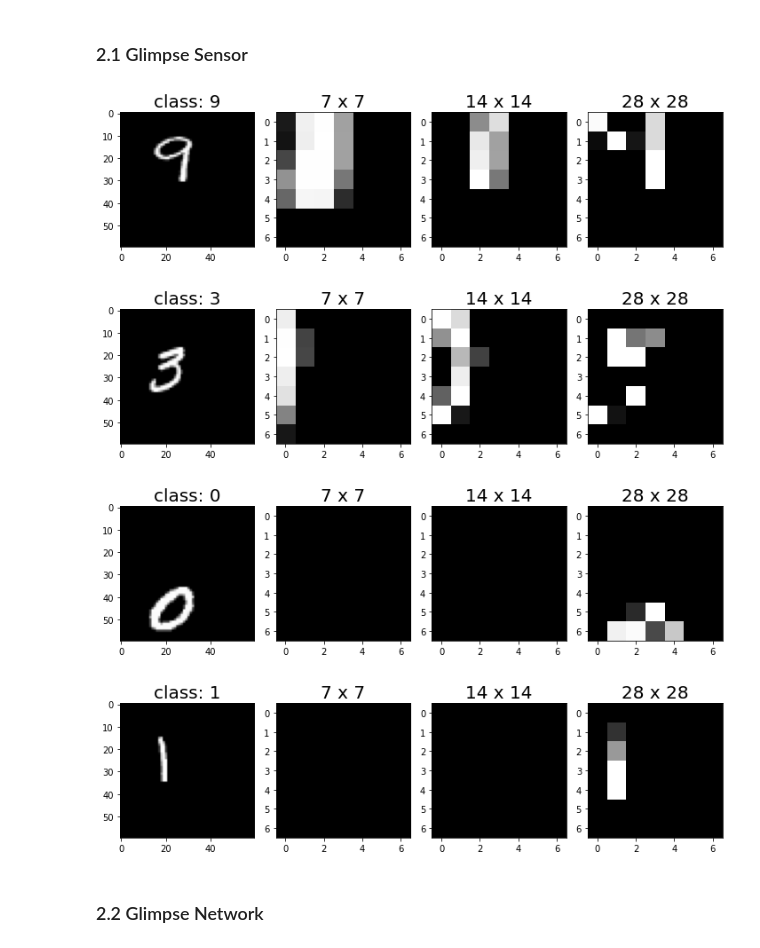
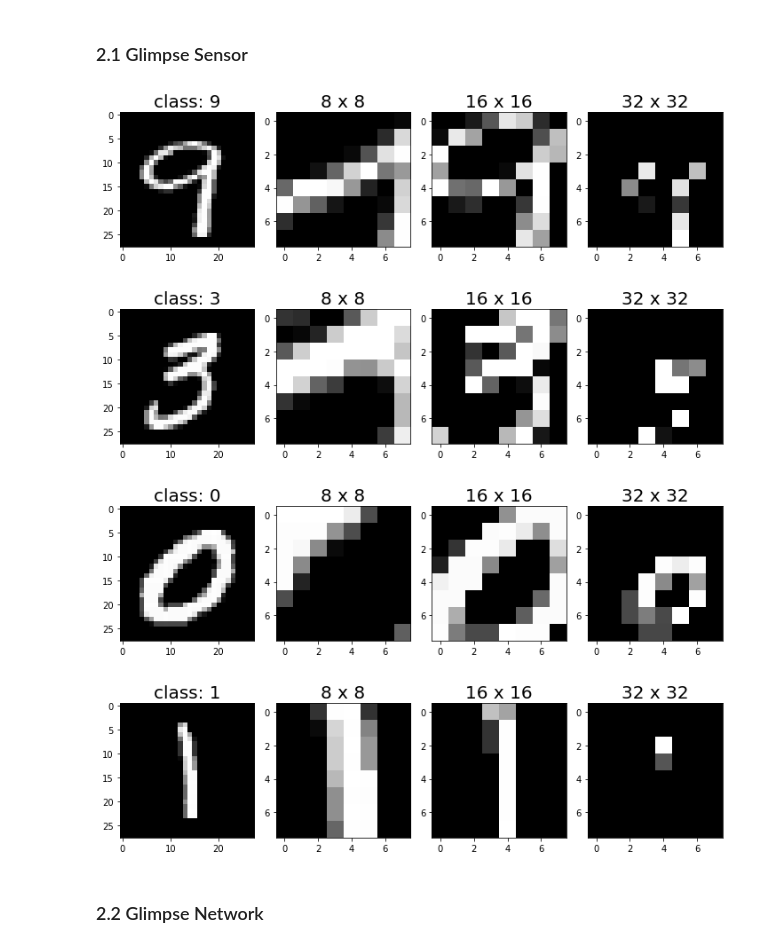
Before and after one commit to KarakoA/visual_attention_models-for-medicalimage-analysis, a Jupyter notebook: Visual_Attention_for_Medical_Image_Analysis.ipynb, the cells around one changed output. Cells and saved outputs as stored; diff of their text form; code cells hidden in the pictures.

Commit message:
refactoring + mnist results

```diff
--- a/Visual_Attention_for_Medical_Image_Analysis.ipynb
+++ b/Visual_Attention_for_Medical_Image_Analysis.ipynb
@@ -25,9 +24,9 @@ import os
 
 from tqdm.notebook import tqdm
 # %%
-#parameters, just a global variables for convenience
+#parameters, just as global variables for convenience
 
-# glimpse senson
+# glimpse sensor
 global_glimpse_sensor_n = 3
 global_glimpse_senor_patch_size = 8
 global_glimpse_sensor_scale = 2
@@ -55,12 +54,9 @@ global_model_patience = 50
 # dataset
 #note that when using 'augmented-medical the number of output classes is 3'
 #one of 'mnist', 'augmented', 'transformed', 'augmented-medical'
-global_dataset_name = 'transformed'
+global_dataset_name = 'mnist'
 
 global_num_glimpses = 6
 # model name, used for storage and checkpointing
-global_model_name = "atransformed-new"
-
-# Device Definition
-global_device = torch.device('cuda' if torch.cuda.is_available() else 'cpu')
+global_model_name = "mnist"
 # %%
@@ -395,19 +411,19 @@ class GlimpseSensor:
             return images
 # %%
 # plot some images by looking at the center
-gs = GlimpseSensor(3,2,7)
-glimpses = gs.extract_glimpses(images,torch.tensor(((0.0,0.0),(0.0,0.0),(0.0,0.0),(0.0,0.0))))
+gs = GlimpseSensor(global_glimpse_sensor_n, global_glimpse_sensor_scale, global_glimpse_senor_patch_size)
+glimpses = gs.extract_glimpses(images,torch.zeros((6,2)))
 
 for i in range(images.shape[0]):
     scales = [(gs.scale ** n_i) * gs.patch_size for n_i in range(gs.n)]
     l = [f"class: {labels[i].item()}"] + [f"{scale} x {scale}" for scale in scales]
     to_show = [images[i]] + [g.unsqueeze(0) for g in glimpses[i,:,:,:]]
     show(to_show,l)
 # %% [output]
-[figure, old version]
+[figure, new version]
-[figure, old version]
+[figure, new version]
-[figure, old version]
+[figure, new version]
-[figure, old version]
+[figure, new version]
 # %% [markdown]
 ### 2.2 Glimpse Network
 # %%
```
Also changed, not shown: parts of 18 cells of this notebook, 3 other files.
